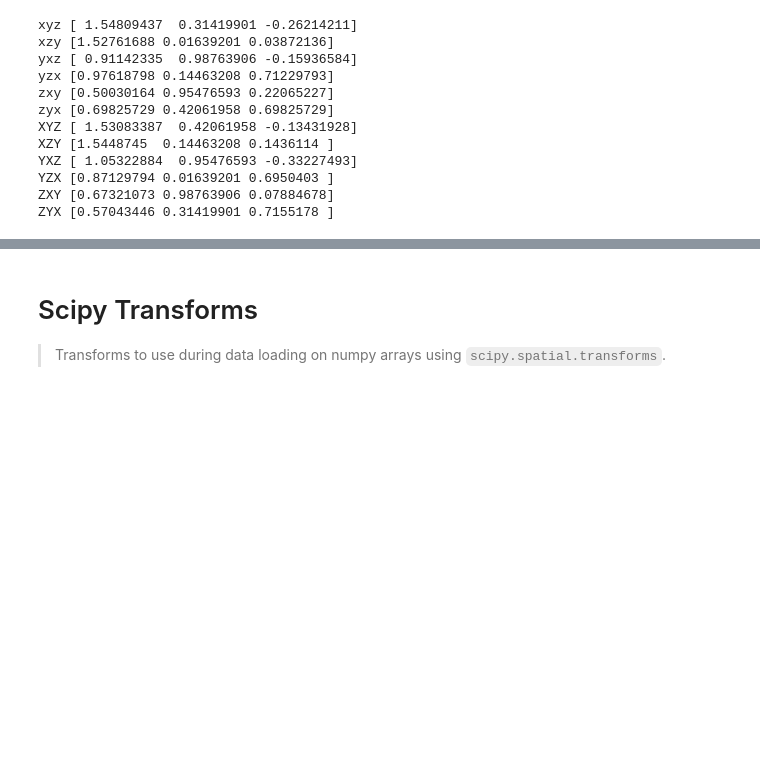
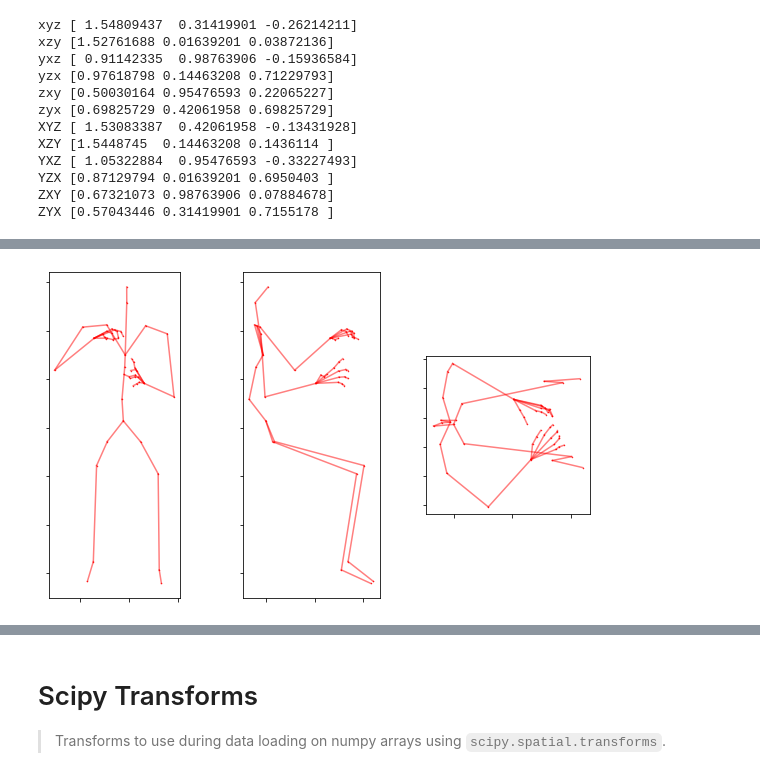
Before and after one commit to gngdb/llamass, a Jupyter notebook: 03_transforms.ipynb, the cells around one changed output, grey strips where cells are left out. Cells and saved outputs as stored; diff of their text form; code cells hidden in the pictures; blank space fills up the shorter version.

Commit message:
tested forward kinematics, disabled loss reductions

```diff
--- a/03_transforms.ipynb
+++ b/03_transforms.ipynb
@@ -482,0 +831,5 @@ ZYX [0.57043446 0.31419901 0.7155178 ]
+# %%
+# spl
+print(len(SMPL_JOINTS), len(SMPLH_JOINT_NAMES))
+for a, b in zip(SMPL_JOINTS, SMPLH_JOINT_NAMES):
+    print(a, b)
@@ -482,0 +899,46 @@ ZYX [0.57043446 0.31419901 0.7155178 ]
+# %%
+# spl
+fk_engine = _SMPLH_ForwardKinematics()
+# %%
+# spl
+with tempfile.TemporaryDirectory() as tmpdirname:
+    unpack_body_models("sample_data/", tmpdirname, 1, verify=False)
+    for npz_path in npz_paths(tmpdirname):
+        cdata = np.load(npz_path)
+        _poses = torch.tensor(cdata['poses'][:, :]).float()
+        poses = torch.tensor(cdata['poses'][:, :24*3]).float()
+        n, d = poses.size()
+        j = d//3
+        positions = fk_engine.from_aa(poses.numpy())
+        break
+# %%
+# spl gaitplotlib
+import matplotlib.pyplot as plt
+params = gpl.plottable(_poses.numpy())
+
+def _plot_pose(pose_index, save_to=None):
+    fig, axes = plt.subplots(1, 3, figsize=(10,6))
+
+    for d, ax in enumerate(axes):
+        dims_to_plot = [i for i in range(3) if i != d]
+        joints, skeleton = params[pose_index]["joints"], params.skeleton
+        j = joints[:, dims_to_plot]
+        ax.scatter(*j.T, color="r", s=0.2)
+        for bone in skeleton:
+            a = j[bone[0]]
+            b = j[bone[1]]
+            x, y = list(zip(a, b))
+            ax.plot(x, y, color="r", alpha=0.5)
+        ax.axes.xaxis.set_ticklabels([])
+        ax.axes.yaxis.set_ticklabels([])
+        ax.set_aspect('equal', adjustable='box')
+    if save_to is not None:
+        plt.tight_layout()
+        plt.savefig(save_to)
+        plt.close()
+    else:
+        plt.show()
+
+_plot_pose(0)
+# %% [output]
+[figure, added]
```
Also changed, not shown: parts of 20 cells of this notebook, 8 other files.
